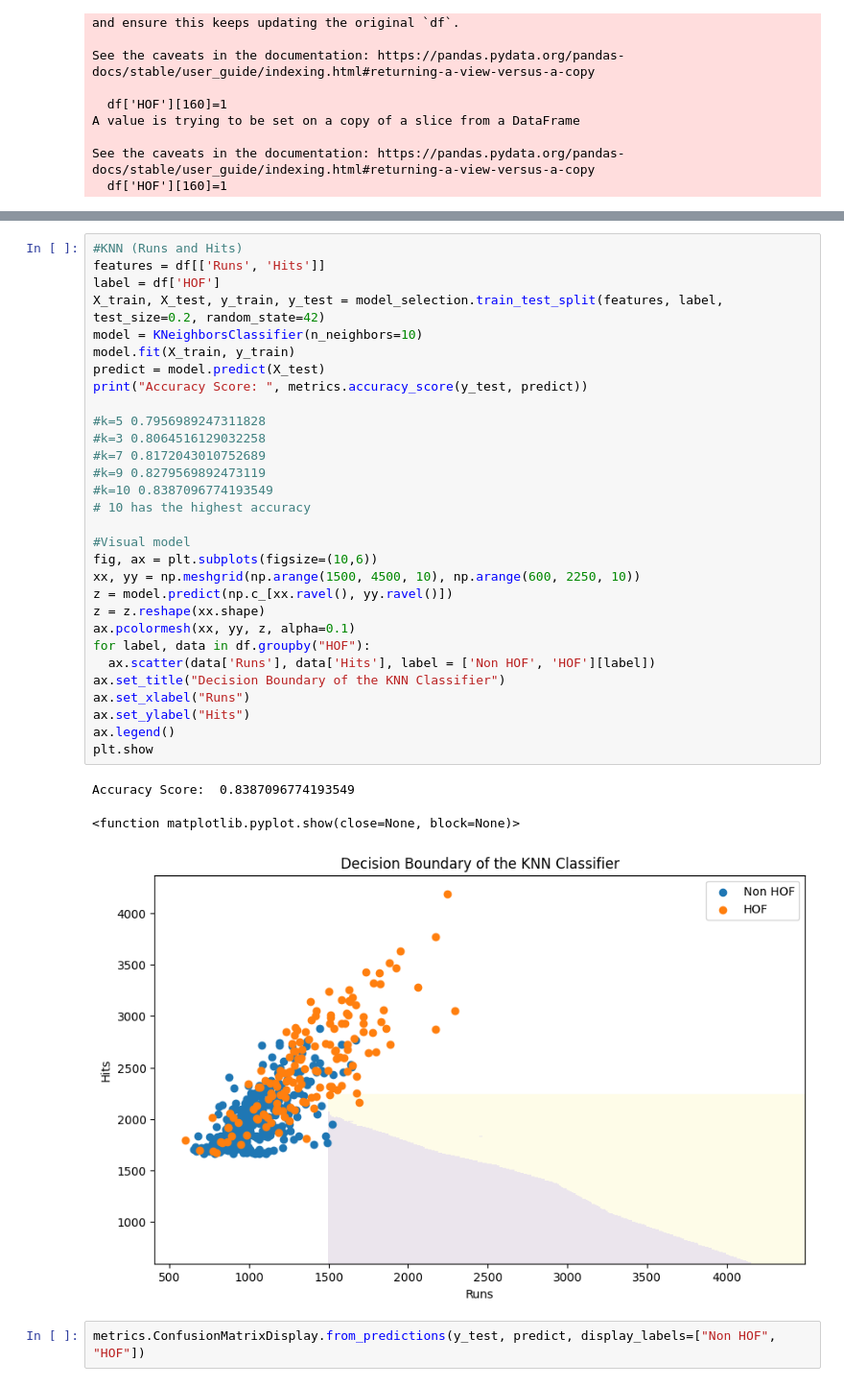
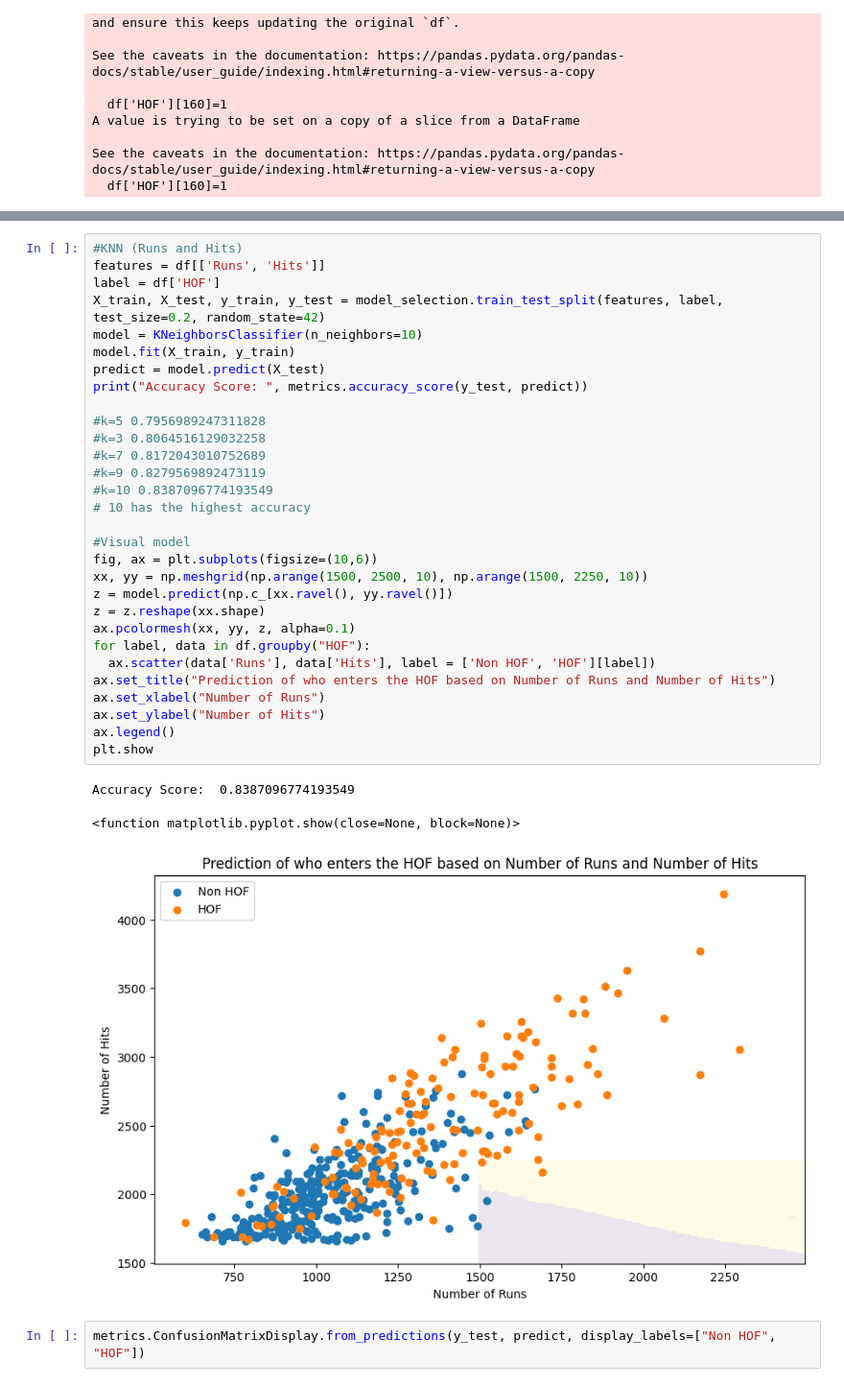
Before and after one commit to RAWRXD001c/MLB-Baseball, a Jupyter notebook: Baseball_Data_Project.ipynb, the cells around one changed output, grey strips where cells are left out. Shown at 96% size. Drawn from its saved outputs; the diff is of its cells as text.

```diff
--- a/Baseball_Data_Project.ipynb
+++ b/Baseball_Data_Project.ipynb
@@ -70,37 +103,37 @@ plt.legend()
 # %%
 #KNN (Runs and Hits)
 features = df[['Runs', 'Hits']]
 label = df['HOF']
 X_train, X_test, y_train, y_test = model_selection.train_test_split(features, label, test_size=0.2, random_state=42)
 model = KNeighborsClassifier(n_neighbors=10)
 model.fit(X_train, y_train)
 predict = model.predict(X_test)
 print("Accuracy Score: ", metrics.accuracy_score(y_test, predict))
 
 #k=5 0.7956989247311828
 #k=3 0.8064516129032258
 #k=7 0.8172043010752689
 #k=9 0.8279569892473119
 #k=10 0.8387096774193549
 # 10 has the highest accuracy
 
 #Visual model
 fig, ax = plt.subplots(figsize=(10,6))
-xx, yy = np.meshgrid(np.arange(1500, 4500, 10), np.arange(600, 2250, 10))
+xx, yy = np.meshgrid(np.arange(1500, 2500, 10), np.arange(1500, 2250, 10))
 z = model.predict(np.c_[xx.ravel(), yy.ravel()])
 z = z.reshape(xx.shape)
 ax.pcolormesh(xx, yy, z, alpha=0.1)
 for label, data in df.groupby("HOF"):
   ax.scatter(data['Runs'], data['Hits'], label = ['Non HOF', 'HOF'][label])
-ax.set_title("Decision Boundary of the KNN Classifier")
-ax.set_xlabel("Runs")
-ax.set_ylabel("Hits")
+ax.set_title("Prediction of who enters the HOF based on Number of Runs and Number of Hits")
+ax.set_xlabel("Number of Runs")
+ax.set_ylabel("Number of Hits")
 ax.legend()
 plt.show
 # %% [output]
 Accuracy Score:  0.8387096774193549
 <function matplotlib.pyplot.show(close=None, block=None)>
-[figure, old version]
+[figure, new version]
 # %%
 metrics.ConfusionMatrixDisplay.from_predictions(y_test, predict, display_labels=["Non HOF", "HOF"])
 # %% [output]
```
Also changed, not shown: parts of 8 cells of this notebook.
